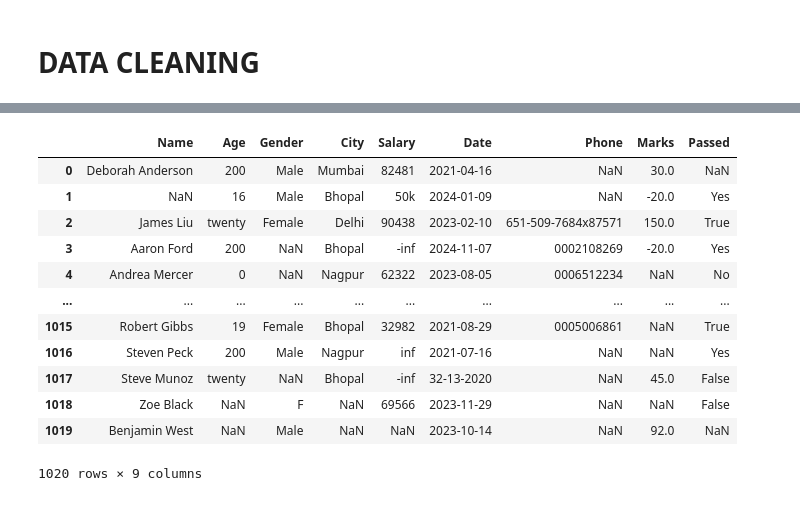
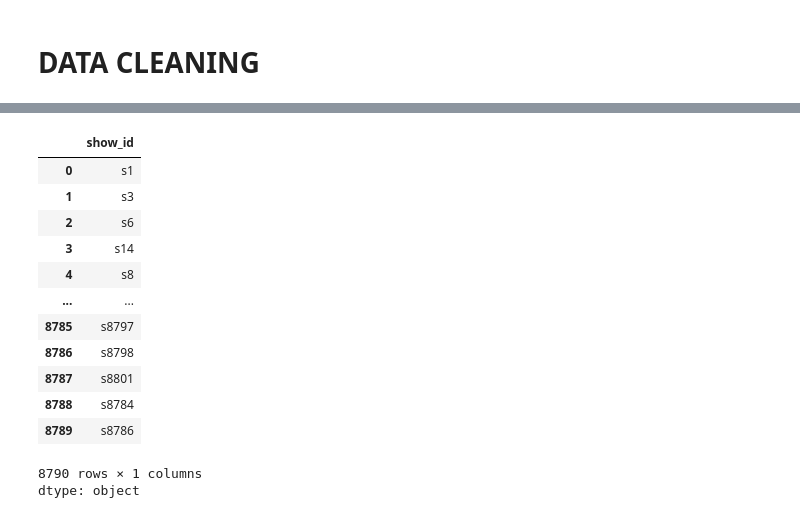
Before and after one commit to Pritishcoder07/AIMLP, a Jupyter notebook: Basic_ML.ipynb, the cells around one changed output, grey strips where cells are left out. Saved outputs shown, nothing was run; the diff lists cells and outputs as text; code cells hidden in the pictures.

```diff
--- a/Basic_ML.ipynb
+++ b/Basic_ML.ipynb
@@ -234,5 +234,5 @@ Saving dirty_dataset_1000.csv to dirty_dataset_1000.csv
 # %%
-messdata = pd.read_csv('dirty_dataset_1000.csv')
+messdata = pd.read_csv('netflix1.csv.zip')
 # %%
 messdata
 # %% [output]
@@ -300,16 +296,17 @@ array(['Deborah Anderson', nan, 'James Liu', 'Aaron Ford',
 # %%
-messdata
+messdata['show_id']
 # %% [output]
-|  | Name | Age | Gender | City | Salary | Date | Phone | Marks | Passed |
-| 0 | Deborah Anderson | 200 | Male | Mumbai | 82481 | 2021-04-16 | NaN | 30.0 | NaN |
-| 1 | NaN | 16 | Male | Bhopal | 50k | 2024-01-09 | NaN | -20.0 | Yes |
-| 2 | James Liu | twenty | Female | Delhi | 90438 | 2023-02-10 | 651-509-7684x87571 | 150.0 | True |
-| 3 | Aaron Ford | 200 | NaN | Bhopal | -inf | 2024-11-07 | 0002108269 | -20.0 | Yes |
-| 4 | Andrea Mercer | 0 | NaN | Nagpur | 62322 | 2023-08-05 | 0006512234 | NaN | No |
-| ... | ... | ... | ... | ... | ... | ... | ... | ... | ... |
-| 1015 | Robert Gibbs | 19 | Female | Bhopal | 32982 | 2021-08-29 | 0005006861 | NaN | True |
-| 1016 | Steven Peck | 200 | Male | Nagpur | inf | 2021-07-16 | NaN | NaN | Yes |
-| 1017 | Steve Munoz | twenty | NaN | Bhopal | -inf | 32-13-2020 | NaN | 45.0 | False |
-| 1018 | Zoe Black | NaN | F | NaN | 69566 | 2023-11-29 | NaN | NaN | False |
-| 1019 | Benjamin West | NaN | Male | NaN | NaN | 2023-10-14 | NaN | 92.0 | NaN |
+|  | show_id |
+| 0 | s1 |
+| 1 | s3 |
+| 2 | s6 |
+| 3 | s14 |
+| 4 | s8 |
+| ... | ... |
+| 8785 | s8797 |
+| 8786 | s8798 |
+| 8787 | s8801 |
+| 8788 | s8784 |
+| 8789 | s8786 |
-1020 rows × 9 columns
+8790 rows × 1 columns
+dtype: object
```
Also changed, not shown: parts of 10 cells of this notebook.
